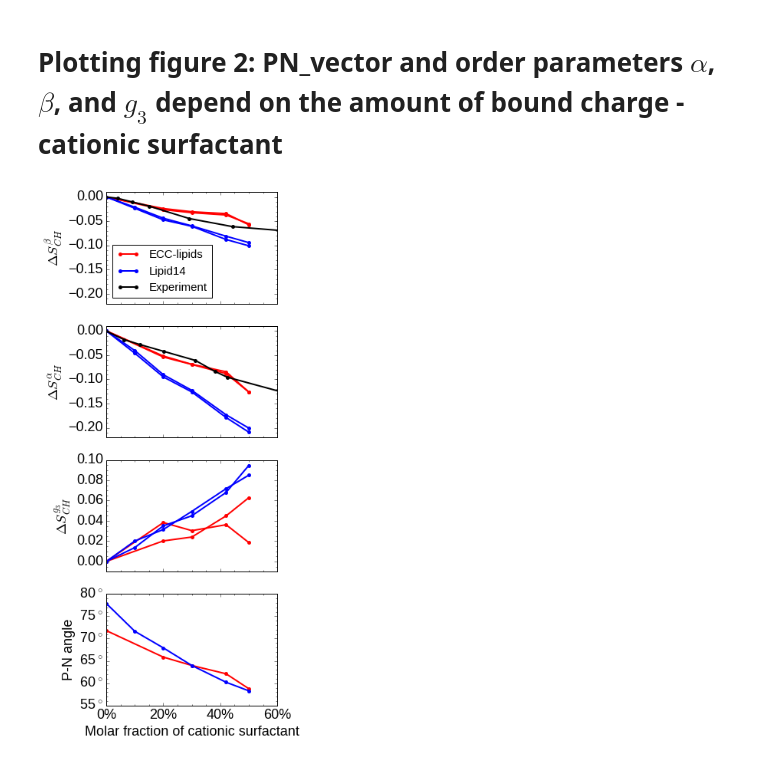
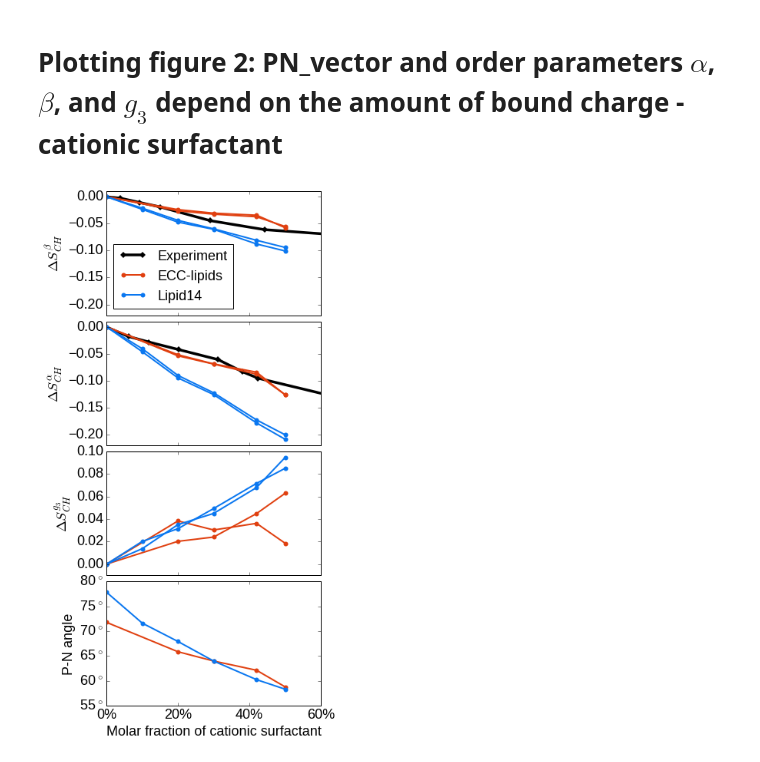
Before and after one commit to ohsOllila/NMRlipids_VI-NewIonModel, a Jupyter notebook: Fig/ipython_nb/Plot_PNs_OPs_L14_ECCLipid17_q80_sig89_surf.ipynb, the cells around one changed output. Cells and saved outputs as stored; diff of their text form; code cells hidden in the pictures.

Commit message:
Figure update2: done what was left to do in previou commit

```diff
--- a/Fig/ipython_nb/Plot_PNs_OPs_L14_ECCLipid17_q80_sig89_surf.ipynb
+++ b/Fig/ipython_nb/Plot_PNs_OPs_L14_ECCLipid17_q80_sig89_surf.ipynb
@@ -234,7 +232,10 @@ font = {'family' : 'Liberation Sans',
 
 matplotlib.rc('font', **font)
 
-fig, axs = plt.subplots(nrows=3, ncols=1, sharex="all", figsize=[4,8], dpi=200)
+fig, axs = plt.subplots(nrows=3, ncols=1,
+                        sharex="all", figsize=[5,9],
+                        dpi=200)
+fig.subplots_adjust(hspace=0.05)
 #fig.subplotpars.left = 0.3
 
 # give subplots human-redable names
@@ -254,7 +255,9 @@ pna.set_xlim([0.0,60.0])
 #xlabelsl.extend(range(2, 18))
 #ax.set_xticklabels(xlabelsl, rotation=0)
 
-for (opsplot, c, label) in zip([opsdata, opsdata_l14, experiments], ["red", "blue", "black"], ["ECC-lipids", "Lipid14", "Experiment"]):
+for (opsplot, c, label) in zip([experiments, opsdata, opsdata_l14],
+                               ["black", "#e04010", "#0a77f0"],
+                               ["Experiment", "ECC-lipids", "Lipid14"]):
     for key in opsplot.keys():
         yerror = 0.001
         do_delta = False
@@ -288,12 +291,15 @@ for (opsplot, c, label) in zip([opsdata, opsdata_l14, experiments], ["red", "blu
             plot_label = label
         else:
             plot_label = None
+        if "Exp" in label:
+            linew = 3.50
+            marker = "D"
+        else:
+            linew = 2.0
+            marker = "o"
         if not data.shape==(0,):
-            ax.plot(data[:,0], data[:,1], lw=2.0, marker='o', markersize=5, mew=0, color=c, label=plot_label) #, c=colour, lw=1.0, label=point_label)
+            ax.plot(data[:,0], data[:,1], lw=linew, marker=marker, markersize=6, mew=0, color=c, label=plot_label) #, c=colour, lw=1.0, label=point_label)
 
-
-for ax in axs:
-    ax.minorticks_on()
 
 xlim = pna.get_xlim()
 pna.set_xticks(range(0,90,20))
@@ -305,7 +311,7 @@ pna.set_yticks(range(0,90,5))
 pna.set_yticklabels([ str(i)+r"$^\circ$" for i in range(0,90,5)])
 pna.set_ylim(ylim)
 
-dsb.legend(loc="lower left", markerscale=1.0, scatterpoints=4, fontsize='small')
+dsb.legend(loc="lower left", markerscale=1.0, scatterpoints=4, fontsize='medium')
 
 plt.savefig("PN_angle_OrdPars-A-B_L14-ECCL17_q80_sig89_surf.pdf", dpi=200, bbox_inches='tight')
 plt.show()
@@ -325,7 +331,10 @@ font = {'family' : 'Liberation Sans',
 
 matplotlib.rc('font', **font)
 
-fig, axs = plt.subplots(nrows=4, ncols=1, sharex="all", figsize=[4,12], dpi=200)
+fig, axs = plt.subplots(nrows=4, ncols=1,
+                        sharex="all", figsize=[5,12],
+                        dpi=200)
+fig.subplots_adjust(hspace=0.05)
 #fig.subplotpars.left = 0.3
 
 # give subplots human-redable names
@@ -347,7 +356,9 @@ pna.set_xlim([0.0,60.0])
 #xlabelsl.extend(range(2, 18))
 #ax.set_xticklabels(xlabelsl, rotation=0)
 
-for (opsplot, c, label) in zip([opsdata, opsdata_l14, experiments], ["red", "blue", "black"], ["ECC-lipids", "Lipid14", "Experiment"]):
+for (opsplot, c, label) in zip([experiments, opsdata, opsdata_l14],
+                               ["black", "#e04010", "#0a77f0"],
+                               ["Experiment", "ECC-lipids", "Lipid14"]):
     for key in opsplot.keys():
         yerror = 0.001
         do_delta = False
@@ -375,36 +386,39 @@ for (opsplot, c, label) in zip([opsdata, opsdata_l14, experiments], ["red", "blu
         if isinstance(opsplot[key], list):
             opsplot[key].sort()
         else:
             #print "this is not list, not sorting. It's likely the experimental data."
             pass
         data = np.array(opsplot[key])
         if do_delta:
             data[:,1] -= data[0,1]
         #ax.errorbar(data[:,0], data[:,1], yerr=yerror, lw=2.0, marker='s', markersize=5, mew=0, color=c) #, c=colour, lw=1.0, label=point_label)
         if key=="beta" or key=="beta1":
             plot_label = label
         else:
             plot_label = None
+        if "Exp" in label:
+            linew = 3.50
+            marker = "D"
+        else:
+            linew = 2.0
+            marker = "o"
         if not data.shape==(0,):
-            ax.plot(data[:,0], data[:,1], lw=2.0, marker='o', markersize=5, mew=0, color=c, label=plot_label) #, c=colour, lw=1.0, label=point_label)
+            ax.plot(data[:,0], data[:,1], lw=linew, marker=marker, markersize=6, mew=0, color=c, label=plot_label) #, c=colour, lw=1.0, label=point_label)
 
-
-for ax in axs:
-    ax.minorticks_on()
 
 xlim = pna.get_xlim()
 pna.set_xticks(range(0,90,20))
 pna.set_xticklabels([ str(i)+r"%" for i in range(0,90,20)])
 pna.set_xlim(xlim)
 
 ylim = pna.get_ylim()
 pna.set_yticks(range(0,90,5))
 pna.set_yticklabels([ str(i)+r"$^\circ$" for i in range(0,90,5)])
 pna.set_ylim(ylim)
 
-dsb.legend(loc="lower left", markerscale=1.0, scatterpoints=4, fontsize='small')
+dsb.legend(loc="lower left", markerscale=1.0, scatterpoints=4, fontsize='medium')
 
 plt.savefig("PN_angle_OrdPars-A-B-g3_L14-ECCL17_q80_sig89_surf.pdf", dpi=200, bbox_inches='tight')
 plt.show()
 # %% [output]
-[figure, old version]
+[figure, new version]
```
Also changed, not shown: parts of 2 cells of this notebook, 29 other files.
